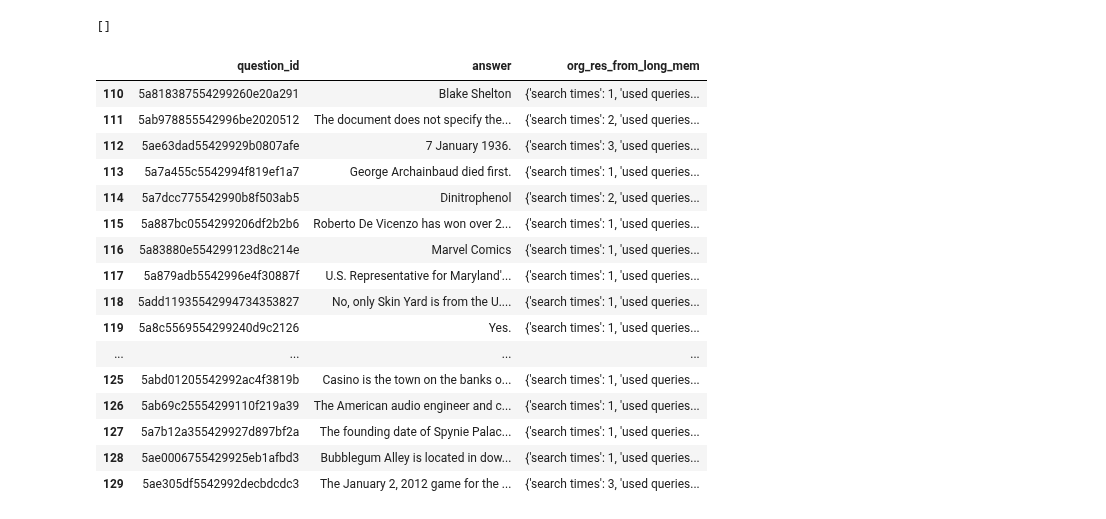
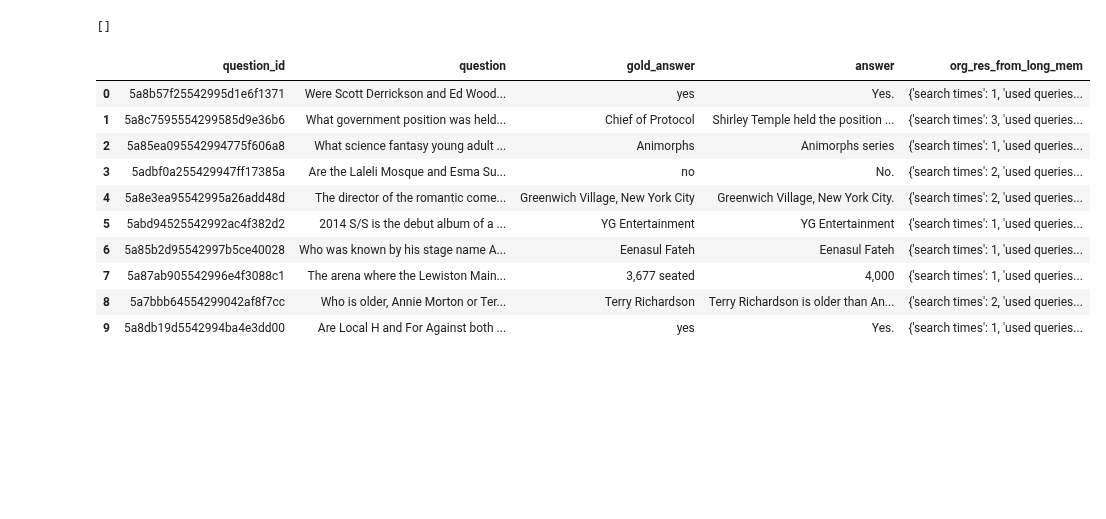
Before and after one commit to Intelligent-Systems-Lab/REMIND, a Jupyter notebook: HotpotQA_eval_ori.ipynb, the cells around one changed output. Cells and saved outputs as stored; diff of their text form; code cells hidden in the pictures; blank space fills up the shorter version.

```diff
--- a/HotpotQA_eval_ori.ipynb
+++ b/HotpotQA_eval_ori.ipynb
@@ -49,18 +54,21 @@ other_instruct = "Multiple inquiries to ensure the accuracy of evidence"
 # %%
 error_list = []
-for i in range(141, 200):
+for i in range(100):
     try:
         print(f"---{i}---")
         long_mem.del_memory()
         doc_list = datasets[i]["context"]
         question_id = datasets[i]["_id"]
+        gold_answer = datasets[i]['answer']
+        question = datasets[i]["question"]
         df.loc[i, 'question_id'] = question_id
-        question = datasets[i]["question"]
+        df.loc[i, 'question'] = question
+        df.loc[i, 'gold_answer'] = gold_answer
         for doc in doc_list:
             article = []
             for content in doc[1]:
                 content = content.replace('"', "").strip(".'")
-                if content=='' or content=='<br>':
+                if len(content)<=7 or content=="<ref name=Ahmed Rashid/The Telegraph> </ref>": # 過濾無意義的詞
                     pass
                 else:
                     article.append({"text":content})
@@ -82,51 +108,17 @@ error_list
 []
 # %%
 df.to_json("hotpot_df_v2.json", orient="records", lines=True)
-# %%
-error_list = []
-for i in range(200):
-    try:
-        print(f"---{i}---")
-        long_mem.del_memory()
-        doc_list = datasets[i]["context"]
-        question_id = datasets[i]["_id"]
-        df.loc[i, 'question_id'] = question_id
-        question = datasets[i]["question"]
-        for doc in doc_list:
-            article = []
-            for content in doc[1]:
-                content = content.replace('"', "").strip(".'")
-                if content=='' or content=='<br>':
-                    pass
-                else:
-                    article.append({"text":content})
-            long_mem.add_article(article)
-        res = long_mem.get_memory(question, recall=True, other_instruct=other_instruct)
-        df.loc[i, 'org_res_from_long_mem'] = str(res)
-        answer_res = llm_create(answer_prompt.format(question=question, docs=res))
-        df.loc[i, 'answer'] = answer_res
-    except Exception as e:
-        print(f"-----error{e}-----")
-        error_list.append(i)
-
-    if (i+1) % 10 == 0:
-        df.to_json("hotpot_df_v2.json", orient="records", lines=True)
-df.to_json("hotpot_df_v2.json", orient="records", lines=True)
-# %% [output]
-|  | question_id | answer | org_res_from_long_mem |
-| 110 | 5a818387554299260e20a291 | Blake Shelton | {'search times': 1, 'used queries... |
-| 111 | 5ab978855542996be2020512 | The document does not specify the... | {'search times': 2, 'used queries... |
-| 112 | 5ae63dad55429929b0807afe | 7 January 1936. | {'search times': 3, 'used queries... |
-| 113 | 5a7a455c5542994f819ef1a7 | George Archainbaud died first. | {'search times': 1, 'used queries... |
-| 114 | 5a7dcc775542990b8f503ab5 | Dinitrophenol | {'search times': 2, 'used queries... |
-| 115 | 5a887bc0554299206df2b2b6 | Roberto De Vicenzo has won over 2... | {'search times': 1, 'used queries... |
-| 116 | 5a83880e554299123d8c214e | Marvel Comics | {'search times': 1, 'used queries... |
-| 117 | 5a879adb5542996e4f30887f | U.S. Representative for Maryland'... | {'search times': 1, 'used queries... |
-| 118 | 5add11935542994734353827 | No, only Skin Yard is from the U.... | {'search times': 1, 'used queries... |
-| 119 | 5a8c5569554299240d9c2126 | Yes. | {'search times': 1, 'used queries... |
-| ... | ... | ... | ... |
-| 125 | 5abd01205542992ac4f3819b | Casino is the town on the banks o... | {'search times': 1, 'used queries... |
-| 126 | 5ab69c25554299110f219a39 | The American audio engineer and c... | {'search times': 1, 'used queries... |
-| 127 | 5a7b12a355429927d897bf2a | The founding date of Spynie Palac... | {'search times': 1, 'used queries... |
-| 128 | 5ae0006755429925eb1afbd3 | Bubblegum Alley is located in dow... | {'search times': 1, 'used queries... |
-| 129 | 5ae305df5542992decbdcdc3 | The January 2, 2012 game for the ... | {'search times': 3, 'used queries... |
+# %%
+df[:10]
+# %% [output]
+|  | question_id | question | gold_answer | answer | org_res_from_long_mem |
+| 0 | 5a8b57f25542995d1e6f1371 | Were Scott Derrickson and Ed Wood... | yes | Yes. | {'search times': 1, 'used queries... |
+| 1 | 5a8c7595554299585d9e36b6 | What government position was held... | Chief of Protocol | Shirley Temple held the position ... | {'search times': 3, 'used queries... |
+| 2 | 5a85ea095542994775f606a8 | What science fantasy young adult ... | Animorphs | Animorphs series | {'search times': 1, 'used queries... |
+| 3 | 5adbf0a255429947ff17385a | Are the Laleli Mosque and Esma Su... | no | No. | {'search times': 2, 'used queries... |
+| 4 | 5a8e3ea95542995a26add48d | The director of the romantic come... | Greenwich Village, New York City | Greenwich Village, New York City. | {'search times': 2, 'used queries... |
+| 5 | 5abd94525542992ac4f382d2 | 2014 S/S is the debut album of a ... | YG Entertainment | YG Entertainment | {'search times': 1, 'used queries... |
+| 6 | 5a85b2d95542997b5ce40028 | Who was known by his stage name A... | Eenasul Fateh | Eenasul Fateh | {'search times': 1, 'used queries... |
+| 7 | 5a87ab905542996e4f3088c1 | The arena where the Lewiston Main... | 3,677 seated | 4,000 | {'search times': 1, 'used queries... |
+| 8 | 5a7bbb64554299042af8f7cc | Who is older, Annie Morton or Ter... | Terry Richardson | Terry Richardson is older than An... | {'search times': 2, 'used queries... |
+| 9 | 5a8db19d5542994ba4e3dd00 | Are Local H and For Against both ... | yes | Yes. | {'search times': 1, 'used queries... |
```
Also changed, not shown: parts of 6 cells of this notebook, 6 other files.
